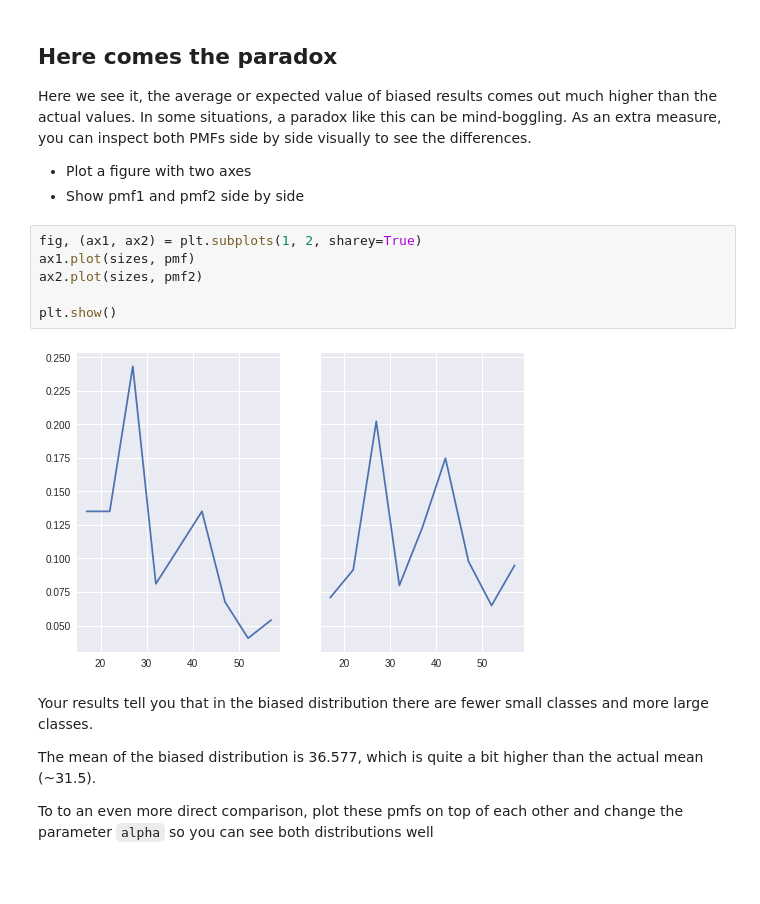
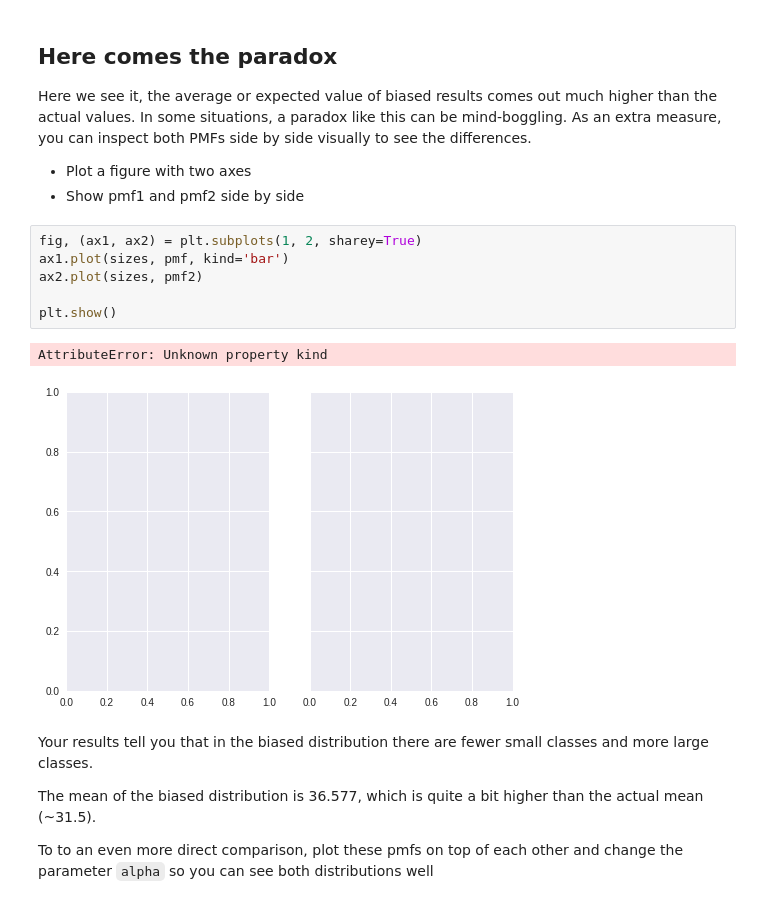
Before and after one commit to keita-dc/dsc-probability-mass-function-lab-dc-ds-060319, a Jupyter notebook: index.ipynb, the cells around one changed output. Saved outputs shown, nothing was run; the diff lists cells and outputs as text; blank space fills up the shorter version.

```diff
--- a/index.ipynb
+++ b/index.ipynb
@@ -170,12 +170,13 @@ Here we see it, the average or expected value of biased results comes out much h
 * Show pmf1 and pmf2 side by side
 # %%
 fig, (ax1, ax2) = plt.subplots(1, 2, sharey=True)
-ax1.plot(sizes, pmf)
+ax1.plot(sizes, pmf, kind='bar')
 ax2.plot(sizes, pmf2)
 
 plt.show()
 # %% [output]
+AttributeError: Unknown property kind
-[figure, old version]
+[figure, new version]
 # %% [markdown]
 Your results tell you that in the biased distribution there are fewer small classes and more large classes.
 
```
